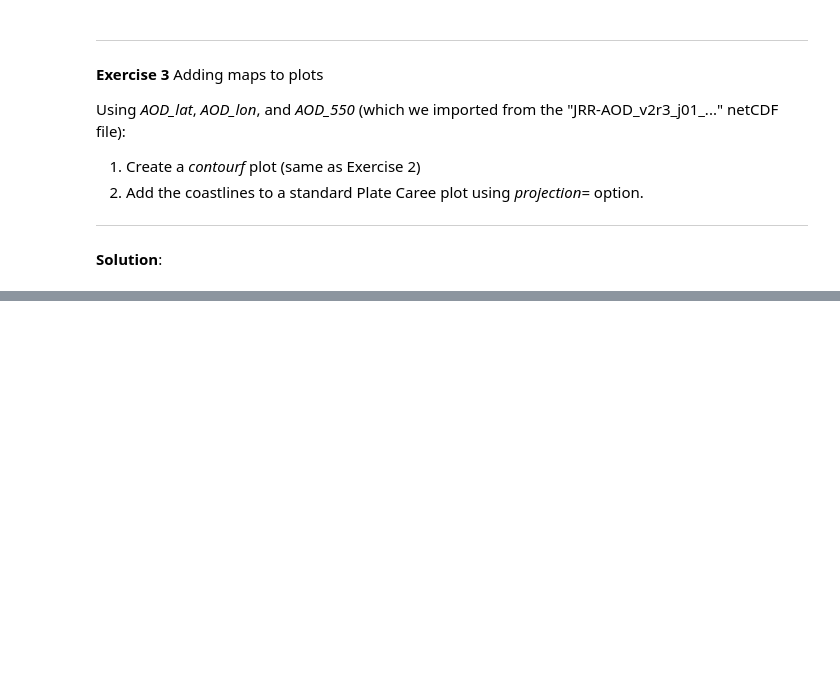
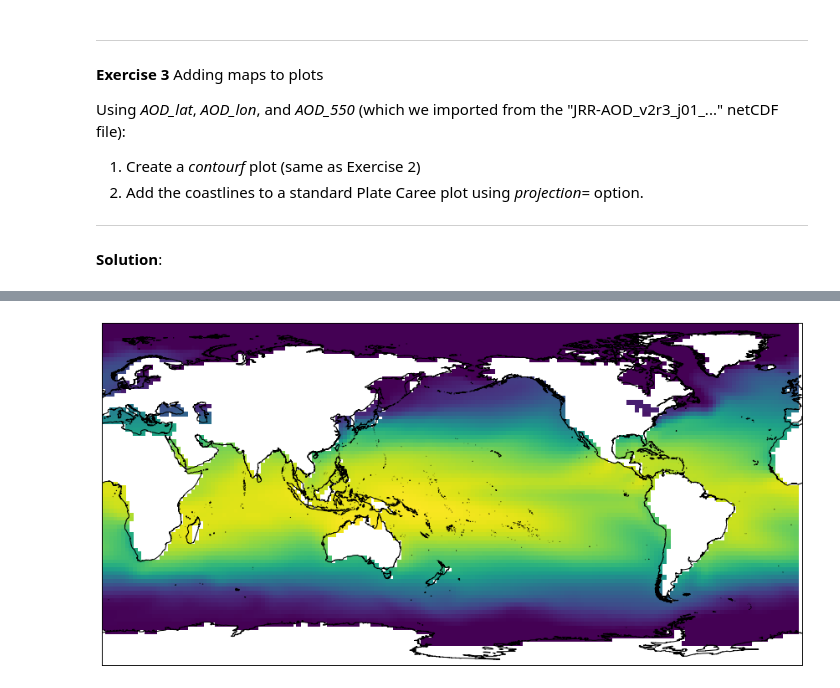
Before and after one commit to modern-tools-workshop/AGU-python-workshop-2020, a Jupyter notebook: Solutions_to_Exercises.ipynb, the cells around one changed output, grey strips where cells are left out. Cells and saved outputs as stored; diff of their text form; code cells hidden in the pictures; blank space fills up the shorter version.

```diff
--- a/Solutions_to_Exercises.ipynb
+++ b/Solutions_to_Exercises.ipynb
@@ -168,0 +269,6 @@ plt.show()
+# %%
+# Extract the variables
+# SST has the dimensions of month, lat, and lon. We set the first index to 0 to only look at January mean SST.
+sst = sst_nc.variables['sst'][0,:,:]
+lat = sst_nc.variables['lat'][:]
+lon = sst_nc.variables['lon'][:]
@@ -168,0 +318,13 @@ plt.show()
+# %%
+fig = plt.figure(figsize=[15,15])
+
+to_proj = ccrs.PlateCarree(central_longitude=-180)
+from_proj = ccrs.PlateCarree()
+
+ax = plt.subplot(projection=to_proj)
+ax.coastlines('10m', color='black')
+ax.pcolormesh(Xold, Yold, sst, vmin=0, vmax=30, transform=from_proj)
+
+plt.show()
+# %% [output]
+[figure, added]
```
Also changed, not shown: parts of 17 cells of this notebook, 13 other files.
